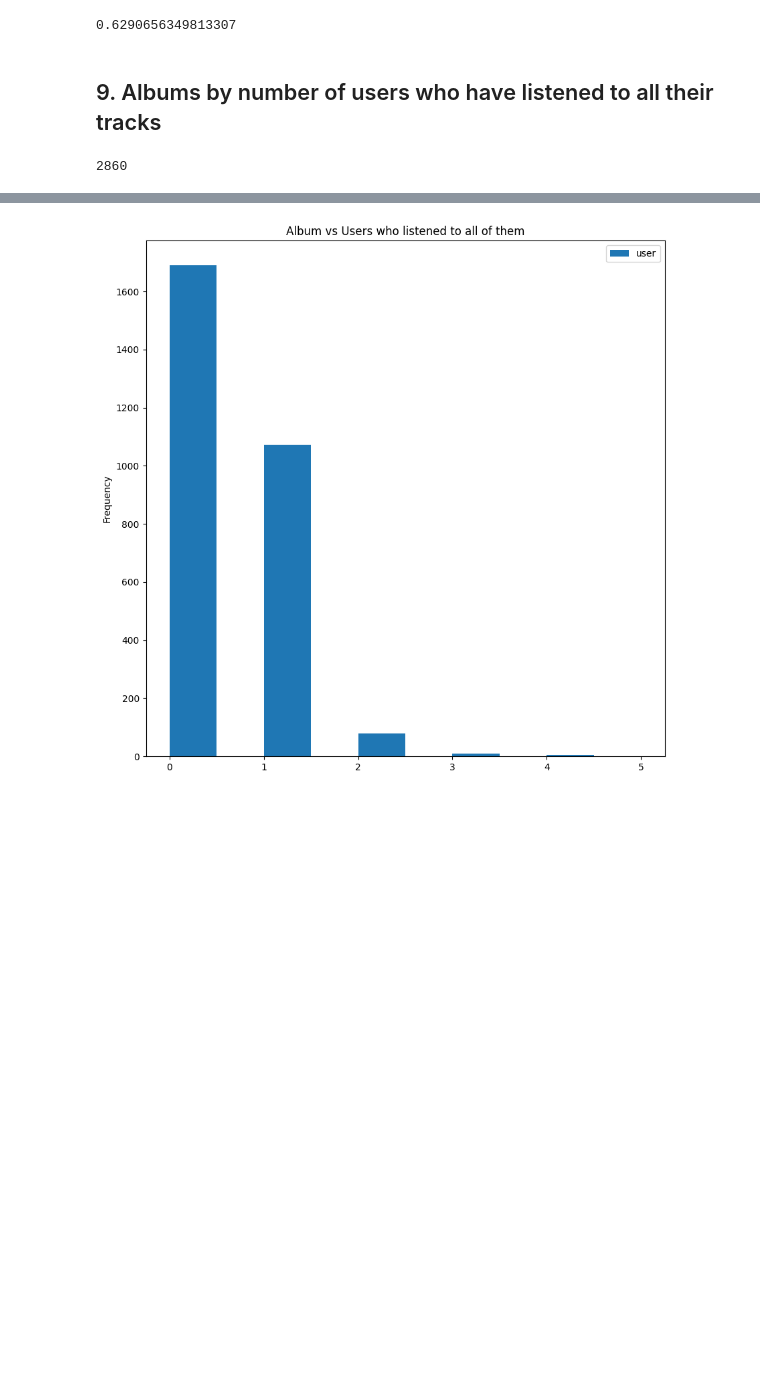
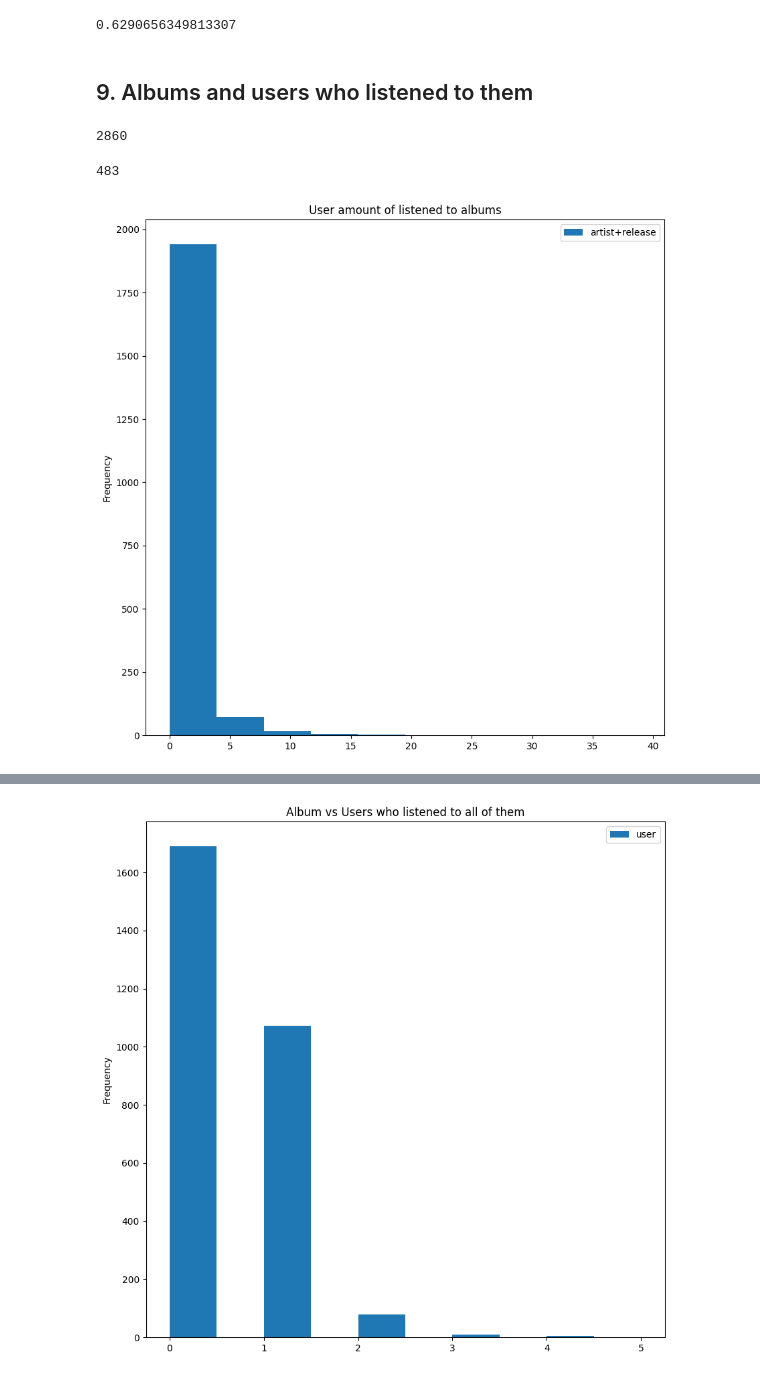
Before and after one commit to csosapezo/song-recommendation-engine, a Jupyter notebook: exploratory-data-analysis.ipynb, the cells around one changed output, grey strips where cells are left out. Cells and saved outputs as stored; diff of their text form; code cells hidden in the pictures; blank space fills up the shorter version.

```diff
--- a/exploratory-data-analysis.ipynb
+++ b/exploratory-data-analysis.ipynb
@@ -169,7 +169,7 @@ len(song_unique_user_df[song_unique_user_df["user"] <= 1])/len(song_unique_user_
 # %% [output]
 0.6290656349813307
 # %% [markdown]
-## 9. Albums by number of users who have listened to all their tracks
+## 9. Albums and users who listened to them
 # %%
 # amount of EP + LP
 # that means that the release must have at least 4 tracks
@@ -180,3 +180,27 @@ albums = releases_df.loc[releases_df.song >= 4].reset_index()
 len(albums)
 # %% [output]
 2860
+# %%
+user_album = df.groupby(by=["artist+release", "user"]).count().sort_values("play_count", ascending=False).reset_index()
+user_album = user_album.loc[user_album["artist+release"].isin(albums["artist+release"])]
+user_album = user_album.merge(albums[["artist+release", "song"]])
+
+user_album = user_album.groupby("user").count().reset_index()[["user", "artist+release"]]
+
+print(len(user_album))
+
+rest_of_users = pd.DataFrame(df.groupby("user").count().reset_index()["user"])
+rest_of_users = rest_of_users.loc[~rest_of_users.user.isin(user_album.user)]
+rest_of_users["artist+release"] = 0
+
+user_album = pd.concat([user_album, rest_of_users])
+
+ax = user_album.plot(
+    kind="hist",
+    figsize=(10,10),
+    bins=10,
+    title="User amount of listened to albums",
+)
+# %% [output]
+483
+[figure, added]
```
Also changed, not shown: parts of 1 cell of this notebook.
